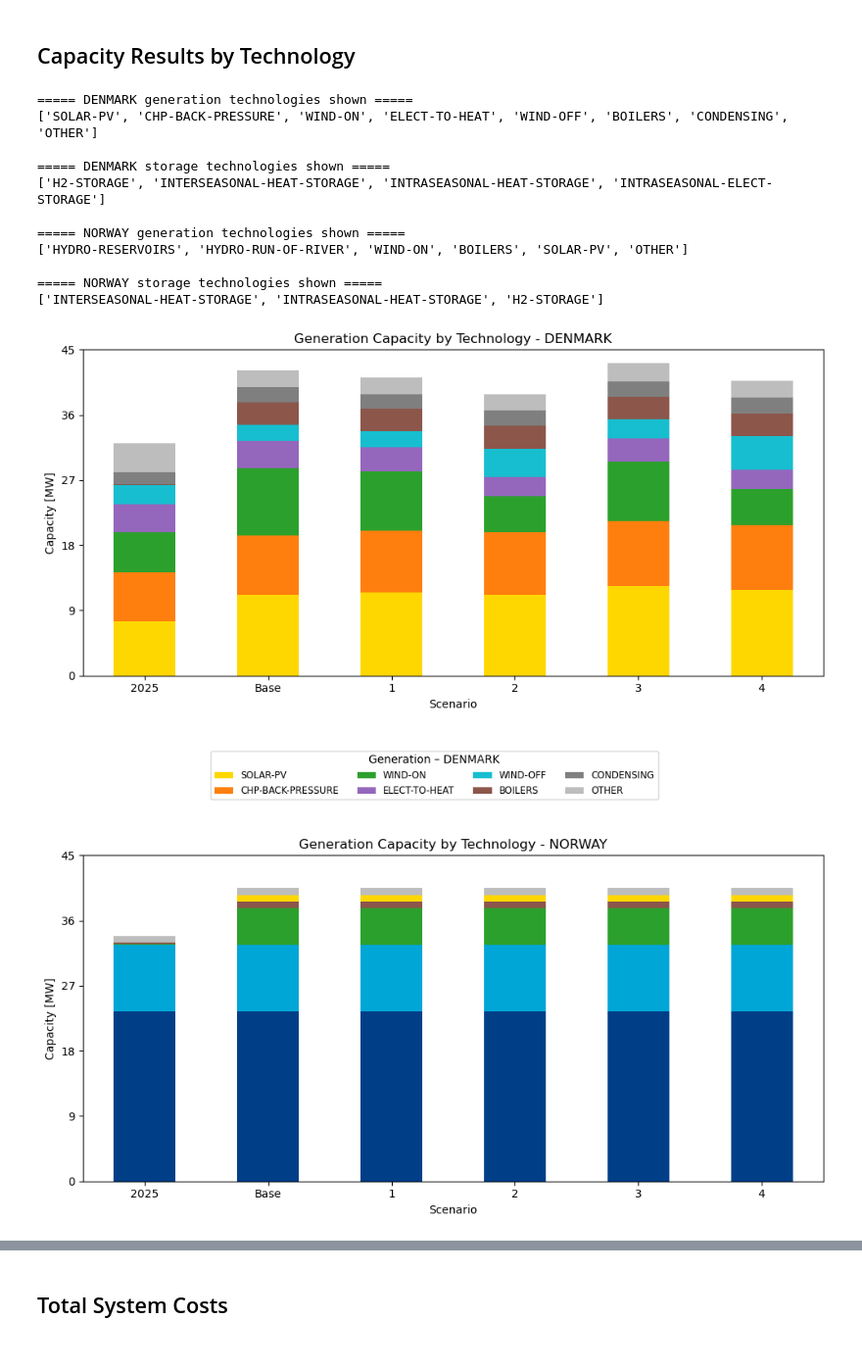
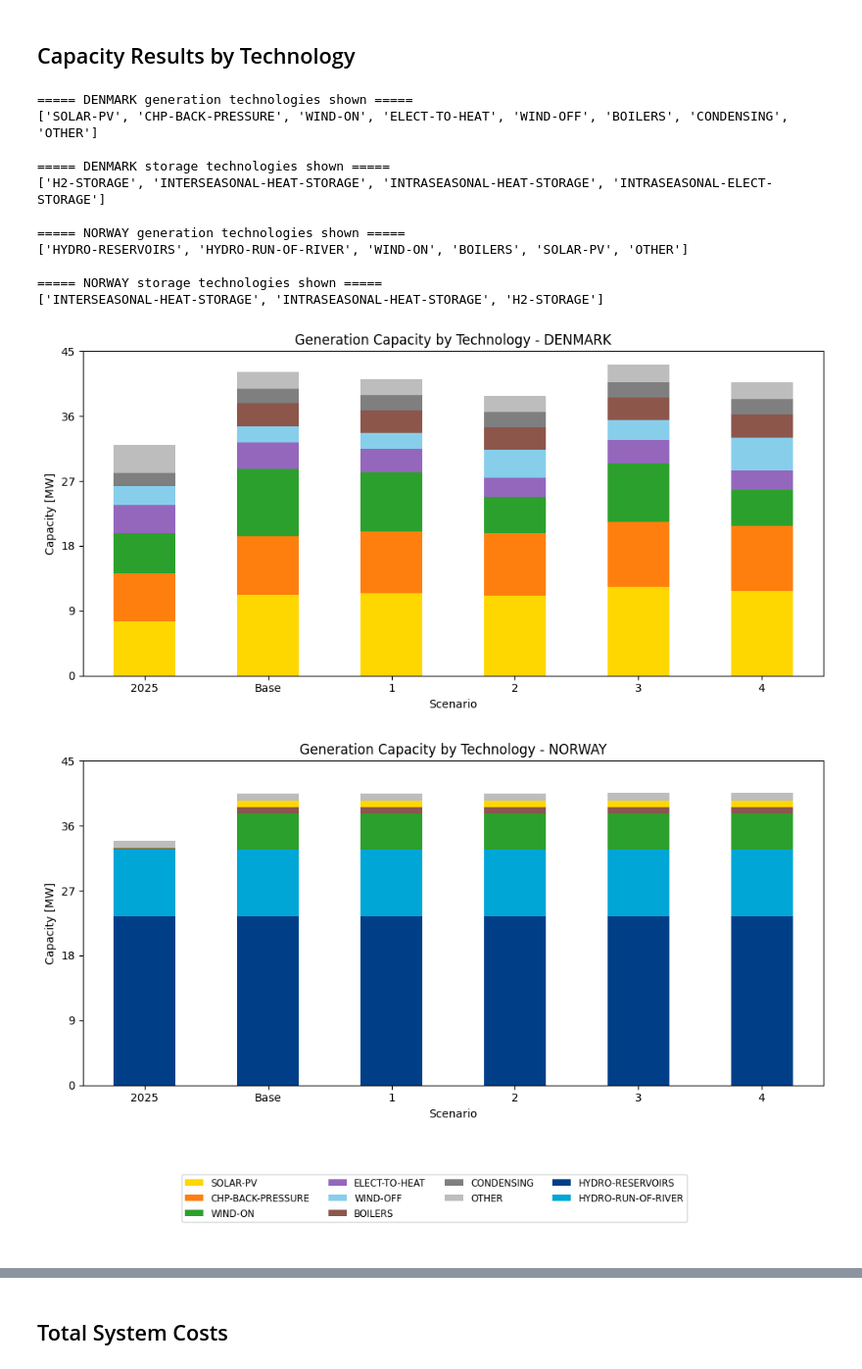
Before and after one commit to inesmartizq/LSESAub, a Jupyter notebook: Python_for_graphs_noDECOM.ipynb, the cells around one changed output, grey strips where cells are left out. Shown at 98% size. Cells and saved outputs as stored; diff of their text form; code cells hidden in the pictures.

Commit message:
Change legend and colour generation mix graph

```diff
--- a/Python_for_graphs_noDECOM.ipynb
+++ b/Python_for_graphs_noDECOM.ipynb
@@ -34,11 +34,16 @@ Requirement already satisfied: pure-eval in c:\users\inesm\anaconda3\lib\site-pa
 import pybalmorel
 import matplotlib.pyplot as plt
 # %%
+from pathlib import Path
 from pybalmorel import MainResults
 from pybalmorel.formatting import balmorel_colours
 
-# Write the exact names of the scenarios and the path (or paths) that they aC:\\Users\\Bruger\\OneDrive\\Documents\\Master\\4. June 2026\\Large scale energy system analysis\\Excersice\\Lecture_2\\BalmorelSimpleModel_LP\\BalmorelSimpleModel_LP\\Balmorel\\Lecture_2_Ex_0\\model\\re in
-res = MainResults(files=["1.gdx", "2.gdx", "3.gdx", "4.gdx", "Base.gdx", "2025.gdx"
-                                                  ],
-                  paths='C:\\Users\\inesm\\Documents\\GAMS\\BalmorelSimpleModel_LP\\BalmorelSimpleModel_LP\\Balmorel\\LSESAub\\0_results_for_python_noDECOM')
+results_path = Path.cwd() / "0_results_for_python_noDECOM"
+
+print(results_path)
+
+res = MainResults(
+    files=["1.gdx", "2.gdx", "3.gdx", "4.gdx", "Base.gdx", "2025.gdx"],
+    paths=str(results_path)
+)
 # %% [output]
@@ -146,7 +152,7 @@ generation_other_techs = {
 technology_colors = {
     'SOLAR-PV': '#FFD700',
     'WIND-ON': '#2CA02C',
-    'WIND-OFF': '#17BECF',
+    'WIND-OFF': '#87CEEB',
     'CHP-BACK-PRESSURE': '#FF7F0E',
     'CHP-EXTRACTION': '#D62728',
     'BOILERS': '#8C564B',
@@ -316,38 +322,57 @@ def plot_legend(handles, labels, title):
     plt.show()
 
 
-# Plot each figure immediately followed by its own legend
+# Plot generation figures and collect one combined legend
+generation_handles = {}
+generation_labels = {}
+
 for country in countries:
     result = plot_capacity_mix(
         capacity_generation[country],
         country,
         'Generation',
         ymax
     )
+
     if result is not None:
-        plot_legend(*result, title=f'Generation – {country}')
+        handles, labels = result
 
+        for handle, label in zip(handles, labels):
+            if label not in generation_labels:
+                generation_labels[label] = label
+                generation_handles[label] = handle
+
+# Plot one shared legend for Denmark + Norway generation
+plot_legend(
+    list(generation_handles.values()),
+    list(generation_labels.values()),
+    title=''
+)
+
+
+# Plot storage figures and keep separate legends
 for country in countries:
     result = plot_capacity_mix(
         capacity_storage[country],
         country,
         'Storage',
         ymax
     )
+
     if result is not None:
         plot_legend(*result, title=f'Storage – {country}')
 # %% [output]
 ===== DENMARK generation technologies shown =====
 ['SOLAR-PV', 'CHP-BACK-PRESSURE', 'WIND-ON', 'ELECT-TO-HEAT', 'WIND-OFF', 'BOILERS', 'CONDENSING', 'OTHER']
 
 ===== DENMARK storage technologies shown =====
 ['H2-STORAGE', 'INTERSEASONAL-HEAT-STORAGE', 'INTRASEASONAL-HEAT-STORAGE', 'INTRASEASONAL-ELECT-STORAGE']
 
 ===== NORWAY generation technologies shown =====
 ['HYDRO-RESERVOIRS', 'HYDRO-RUN-OF-RIVER', 'WIND-ON', 'BOILERS', 'SOLAR-PV', 'OTHER']
 
 ===== NORWAY storage technologies shown =====
 ['INTERSEASONAL-HEAT-STORAGE', 'INTRASEASONAL-HEAT-STORAGE', 'H2-STORAGE']
-[figure, old version]
+[figure, new version]
-[figure, old version]
+[figure, new version]
-[figure, old version]
+[figure, new version]
```
Also changed, not shown: parts of 7 cells of this notebook.
